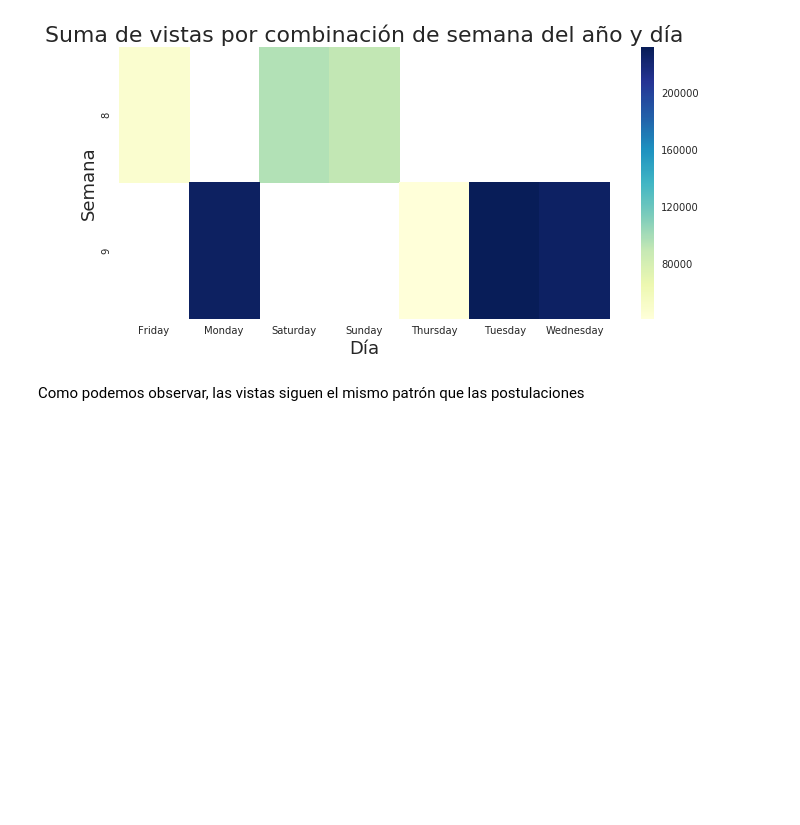
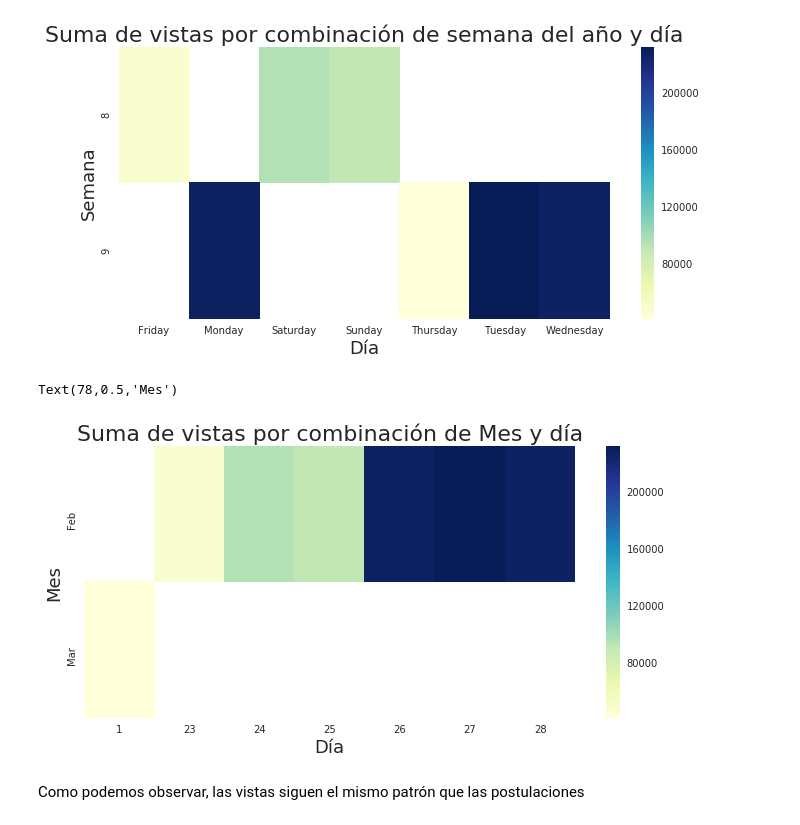
Before and after one commit to gshokida/Mainframe, a Jupyter notebook: GS TP 1.ipynb, the cells around one changed output. Saved outputs shown, nothing was run; the diff lists cells and outputs as text; code cells hidden in the pictures; blank space fills up the shorter version.

```diff
--- a/GS TP 1.ipynb
+++ b/GS TP 1.ipynb
@@ -481,6 +481,19 @@ g.set_ylabel("Semana", fontsize=18)
 # %% [output]
 Text(78,0.5,'Semana')
 [figure]
+# %%
+
+vistas['mes_nombre'] = vistas['mes'].apply(lambda x: calendar.month_abbr[x])
+
+for_heatmap = vistas.pivot_table(index='mes_nombre', columns='dia', values='value', aggfunc='sum')
+
+g = sns.heatmap(for_heatmap,  cmap="YlGnBu")
+g.set_title("Suma de vistas por combinación de Mes y día", fontsize=22)
+g.set_xlabel("Día",fontsize=18)
+g.set_ylabel("Mes", fontsize=18)
+# %% [output]
+Text(78,0.5,'Mes')
+[figure, added]
 # %% [markdown]
 Como podemos observar, las vistas siguen el mismo patrón que las postulaciones
 # %%
```
